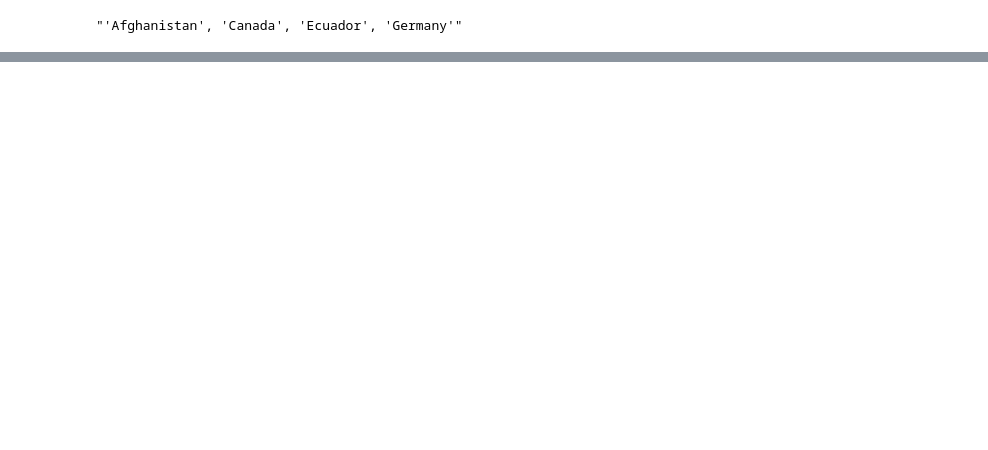
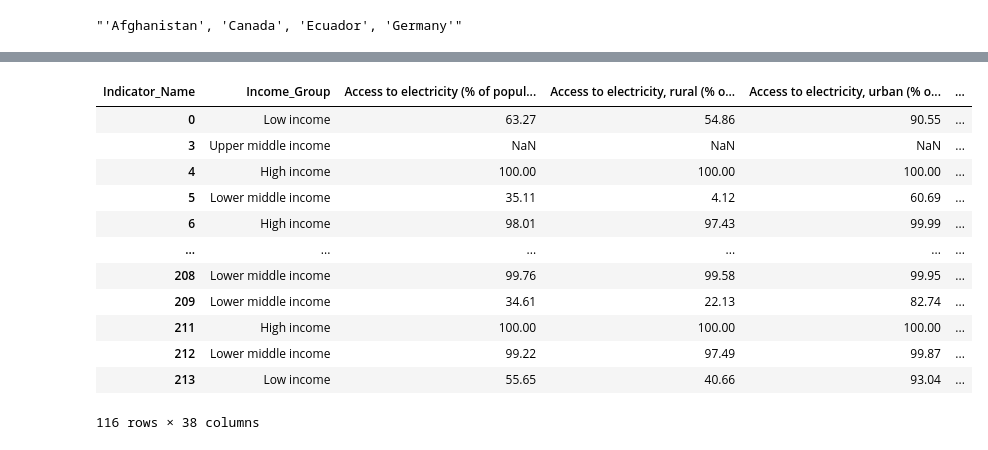
Before and after one commit to akshay-ap/INFOVIS-lab, a Jupyter notebook: assignment-06-project/backend/Data exploration.ipynb, the cells around one changed output, grey strips where cells are left out. Saved outputs shown, nothing was run; the diff lists cells and outputs as text; code cells hidden in the pictures; blank space fills up the shorter version.

```diff
--- a/assignment-06-project/backend/Data exploration.ipynb
+++ b/assignment-06-project/backend/Data exploration.ipynb
@@ -215,0 +239,16 @@ df_2
+# %%
+result[result.isna().any(axis=1)]
+# %% [output]
+| Indicator_Name | Income_Group | Access to electricity (% of popul... | Access to electricity, rural (% o... | Access to electricity, urban (% o... | ... |
+| 0 | Low income | 63.27 | 54.86 | 90.55 | ... |
+| 3 | Upper middle income | NaN | NaN | NaN | ... |
+| 4 | High income | 100.00 | 100.00 | 100.00 | ... |
+| 5 | Lower middle income | 35.11 | 4.12 | 60.69 | ... |
+| 6 | High income | 98.01 | 97.43 | 99.99 | ... |
+| ... | ... | ... | ... | ... | ... |
+| 208 | Lower middle income | 99.76 | 99.58 | 99.95 | ... |
+| 209 | Lower middle income | 34.61 | 22.13 | 82.74 | ... |
+| 211 | High income | 100.00 | 100.00 | 100.00 | ... |
+| 212 | Lower middle income | 99.22 | 97.49 | 99.87 | ... |
+| 213 | Low income | 55.65 | 40.66 | 93.04 | ... |
+116 rows × 38 columns
```
Also changed, not shown: parts of 26 cells of this notebook, 1 other file.
